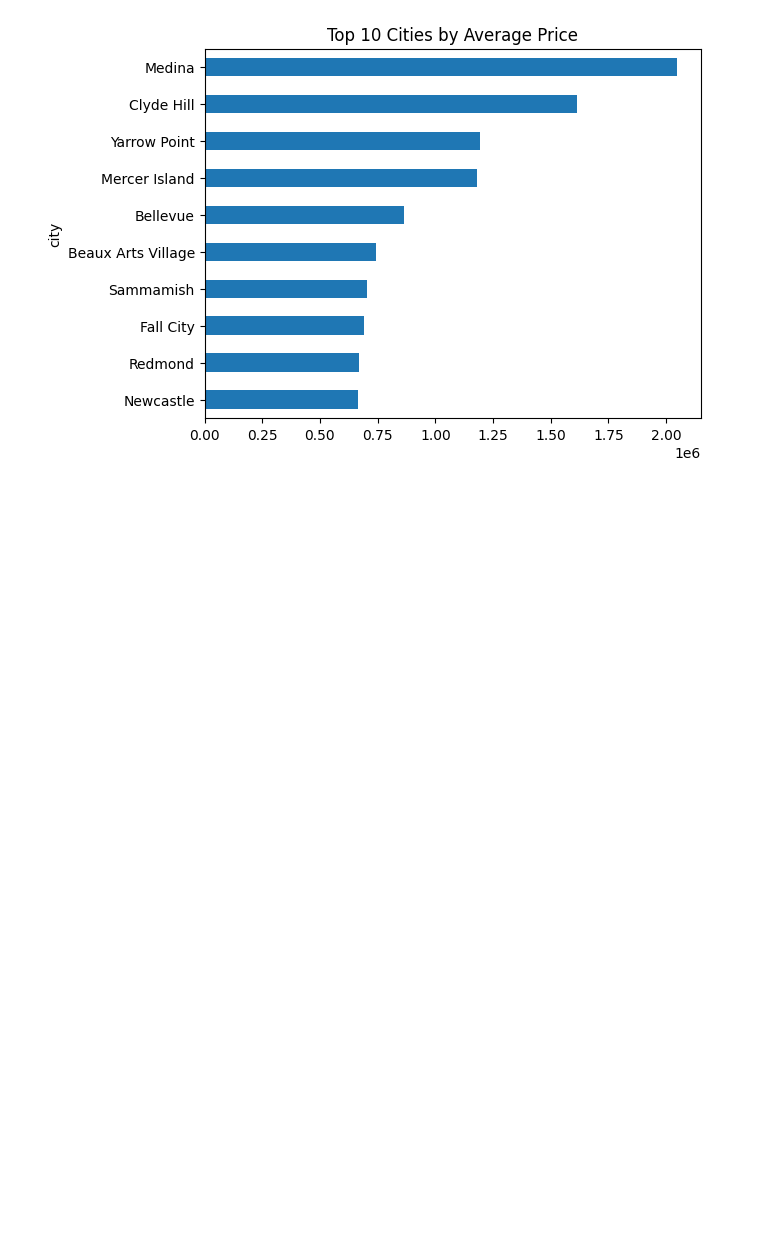
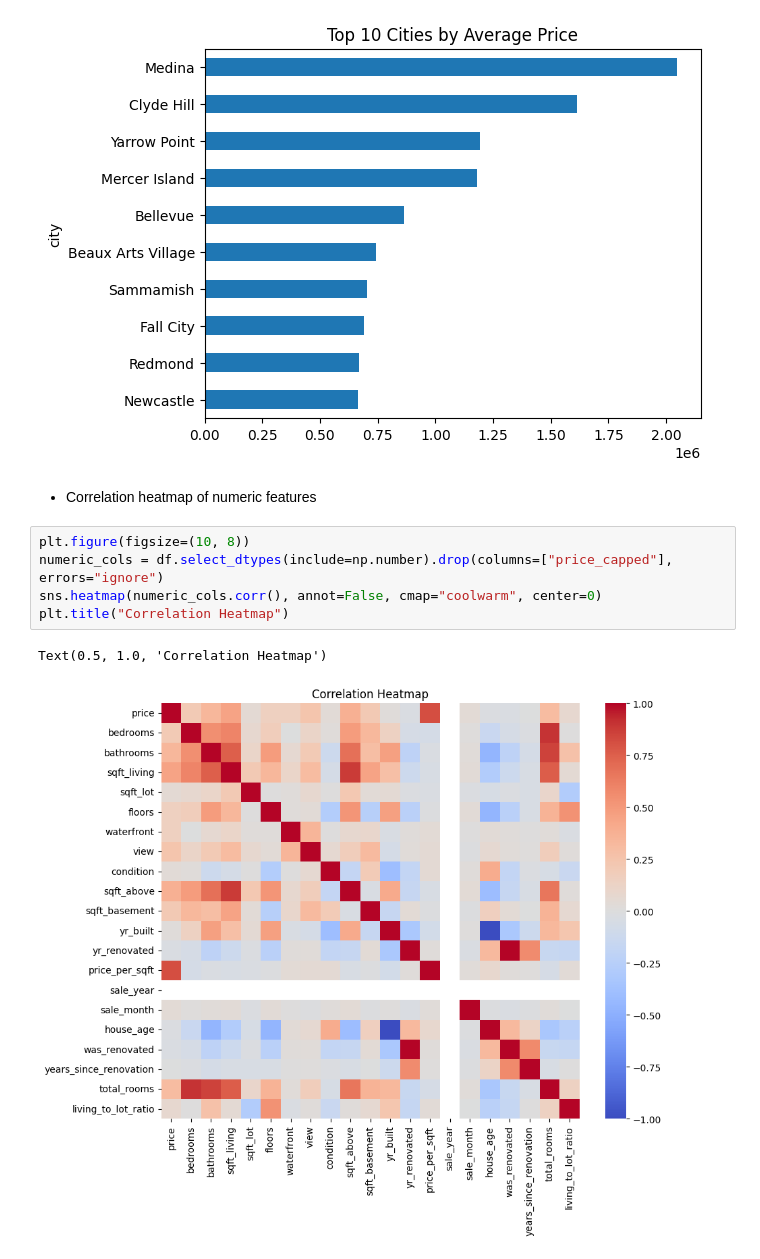
Before and after one commit to geershatisaxena/House-Price-Predictor, a Jupyter notebook: house prediction.ipynb, the cells around one changed output. Saved outputs shown, nothing was run; the diff lists cells and outputs as text; blank space fills up the shorter version.

```diff
--- a/house prediction.ipynb
+++ b/house prediction.ipynb
@@ -436,3 +436,13 @@ plt.title("Top 10 Cities by Average Price")
 plt.gca().invert_yaxis()
 # %% [output]
 [figure]
+# %% [markdown]
+- Correlation heatmap of numeric features
+# %%
+plt.figure(figsize=(10, 8))
+numeric_cols = df.select_dtypes(include=np.number).drop(columns=["price_capped"], errors="ignore")
+sns.heatmap(numeric_cols.corr(), annot=False, cmap="coolwarm", center=0)
+plt.title("Correlation Heatmap")
+# %% [output]
+Text(0.5, 1.0, 'Correlation Heatmap')
+[figure, added]
```
Also changed, not shown: parts of 4 cells of this notebook.
